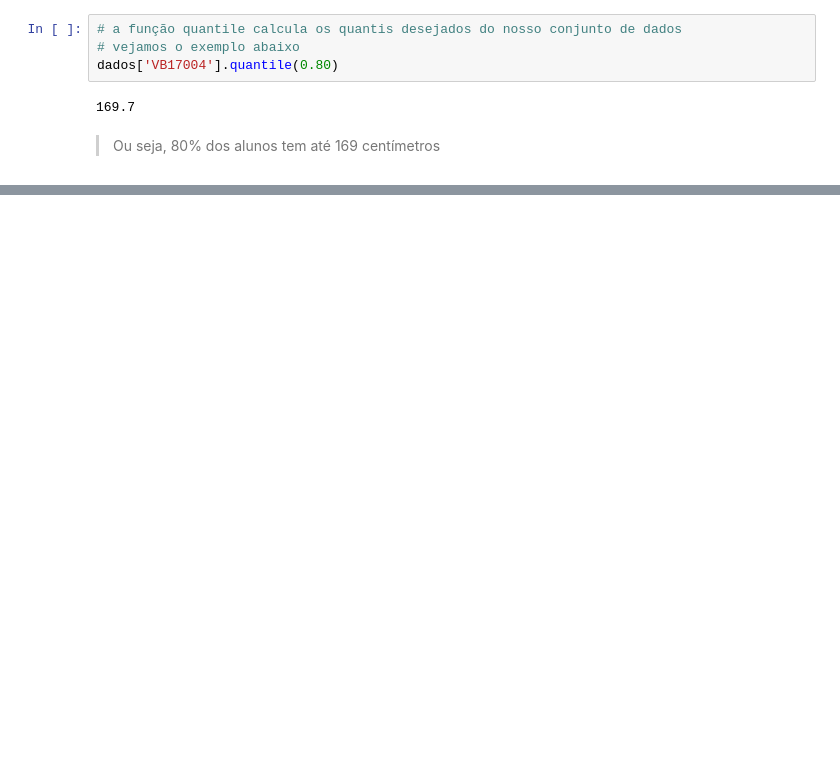
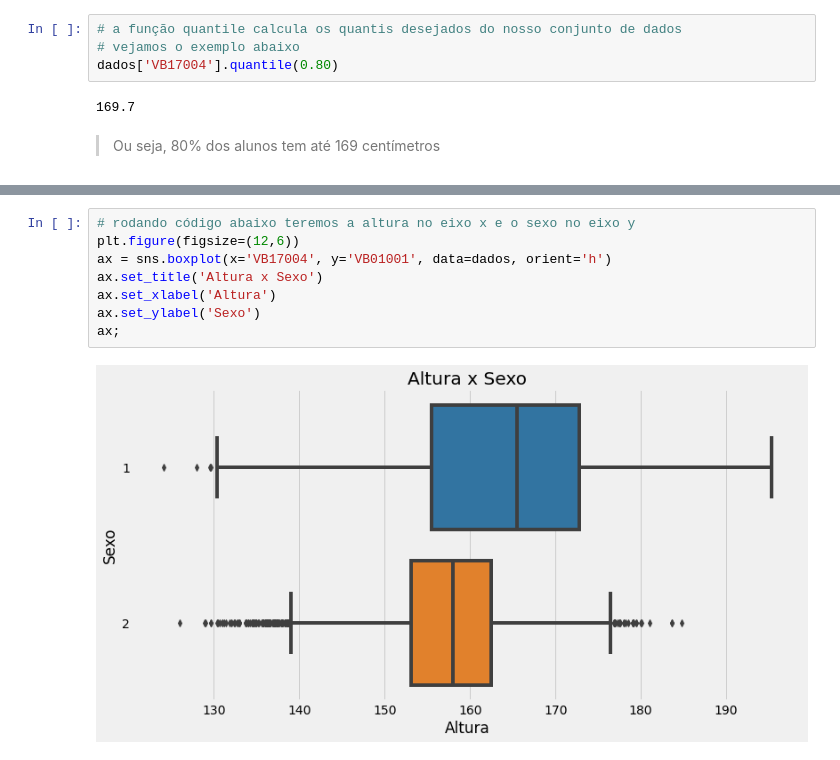
Before and after one commit to KPxto/bootcamp-alura, a Jupyter notebook: Bootcamp_Aulas.ipynb, the cells around one changed output, grey strips where cells are left out. Drawn from its saved outputs; the diff is of its cells as text; blank space fills up the shorter version.

```diff
--- a/Bootcamp_Aulas.ipynb
+++ b/Bootcamp_Aulas.ipynb
@@ -1994,0 +2009,10 @@ dados['VB17004'].quantile(0.80)
+# %%
+# rodando código abaixo teremos a altura no eixo x e o sexo no eixo y
+plt.figure(figsize=(12,6))
+ax = sns.boxplot(x='VB17004', y='VB01001', data=dados, orient='h')
+ax.set_title('Altura x Sexo')
+ax.set_xlabel('Altura')
+ax.set_ylabel('Sexo')
+ax;
+# %% [output]
+[figure, added]
```
Also changed, not shown: parts of 15 cells of this notebook.
